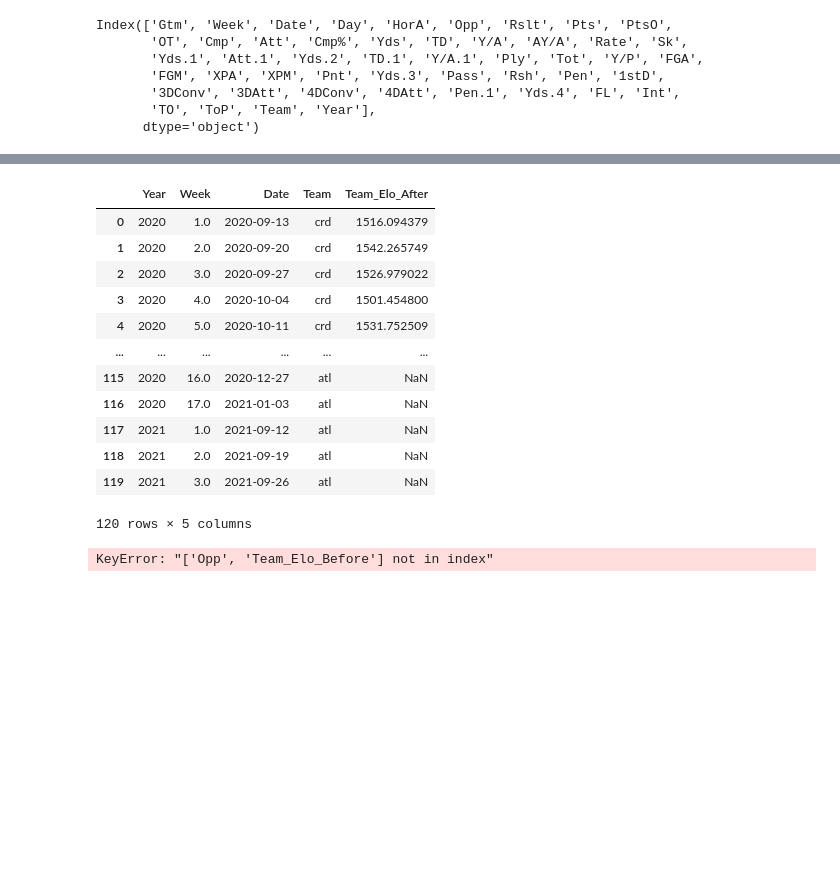
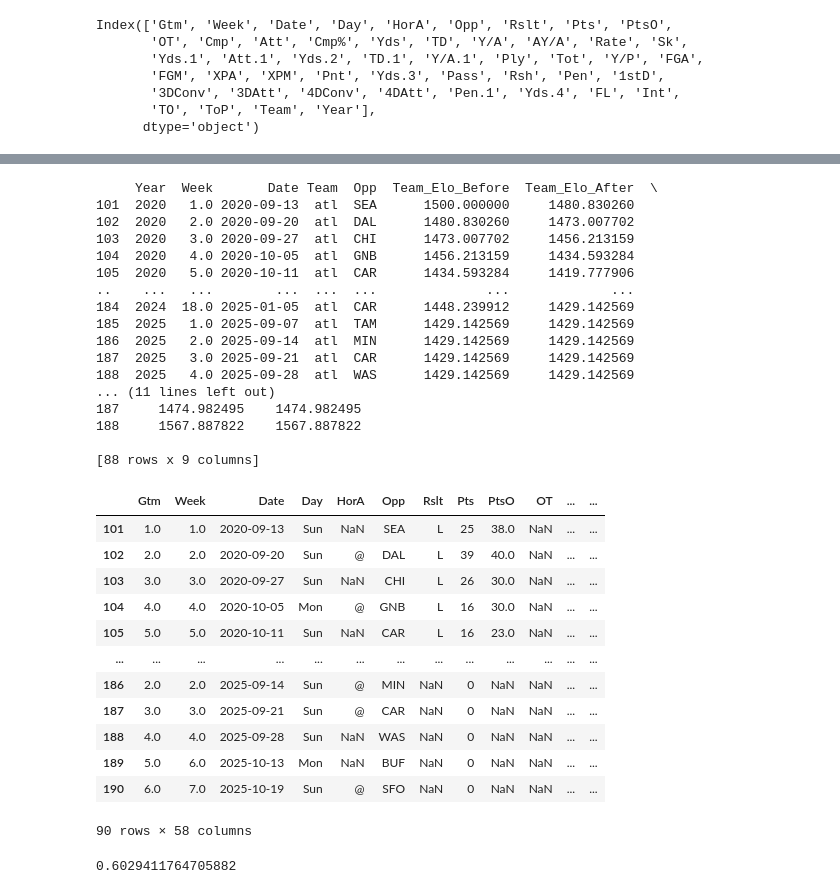
Before and after one commit to TaewonYu17/NFL-Game-Predictor, a Jupyter notebook: nfl_game_predictor.ipynb, the cells around one changed output, grey strips where cells are left out. Saved outputs shown, nothing was run; the diff lists cells and outputs as text; code cells hidden in the pictures; blank space fills up the shorter version.

```diff
--- a/nfl_game_predictor.ipynb
+++ b/nfl_game_predictor.ipynb
@@ -40,8 +40,6 @@ Index(['Gtm', 'Week', 'Date', 'Day', 'HorA', 'Opp', 'Rslt', 'Pts', 'PtsO',
        'TO', 'ToP', 'Team', 'Year'],
       dtype='object')
 # %%
-nfl_data["HorA"] = nfl_data["HorA"].astype("category").cat.codes
-nfl_data["Opp"] = nfl_data["Opp"].str.lower()
 nfl_data['Opp'] = nfl_data['Opp'].replace('ari', 'crd')
 nfl_data['Opp'] = nfl_data['Opp'].replace('lar', 'ram')
 nfl_data['Opp'] = nfl_data['Opp'].replace('lvr', 'rai')
@@ -52,5 +50,11 @@ nfl_data['Opp'] = nfl_data['Opp'].replace('lac', 'sdg')
 nfl_data['Opp'] = nfl_data['Opp'].replace('ind', 'clt')
 nfl_data['PD'] = (nfl_data['Pts'] - nfl_data['PtsO'])
 nfl_data = nfl_data.dropna(subset = ["Week"])
+nfl_data["Opp_code"] = nfl_data["Opp"].astype("category").cat.codes
+nfl_data["Day_code"] = nfl_data["Day"].astype("category").cat.codes
+nfl_data["target"] = (nfl_data["Rslt"] == "W").astype(int)
+nfl_data["HorA_code"] = (nfl_data["HorA"] == "@").astype(int)
 nfl_data.head(120)
+print(nfl_data["Opp"].unique())
+print(nfl_data["Team"].unique())
 # %% [output]
@@ -171,28 +224,63 @@ Number of teams with ELO: 32
 # %%
+
 elo_history_data = pd.DataFrame(history)
-elo_history_data.head(120)
+elo_history_data.sort_values(by=['Team', 'Date'], inplace=True)
+print(elo_history_data.head(88))
 # %% [output]
-|  | Year | Week | Date | Team | Team_Elo_After |
-| 0 | 2020 | 1.0 | 2020-09-13 | crd | 1516.094379 |
-| 1 | 2020 | 2.0 | 2020-09-20 | crd | 1542.265749 |
-| 2 | 2020 | 3.0 | 2020-09-27 | crd | 1526.979022 |
-| 3 | 2020 | 4.0 | 2020-10-04 | crd | 1501.454800 |
-| 4 | 2020 | 5.0 | 2020-10-11 | crd | 1531.752509 |
-| ... | ... | ... | ... | ... | ... |
-| 115 | 2020 | 16.0 | 2020-12-27 | atl | NaN |
-| 116 | 2020 | 17.0 | 2021-01-03 | atl | NaN |
-| 117 | 2021 | 1.0 | 2021-09-12 | atl | NaN |
-| 118 | 2021 | 2.0 | 2021-09-19 | atl | NaN |
-| 119 | 2021 | 3.0 | 2021-09-26 | atl | NaN |
-120 rows × 5 columns
+     Year  Week       Date Team  Opp  Team_Elo_Before  Team_Elo_After  \
+101  2020   1.0 2020-09-13  atl  SEA      1500.000000     1480.830260
+102  2020   2.0 2020-09-20  atl  DAL      1480.830260     1473.007702
+103  2020   3.0 2020-09-27  atl  CHI      1473.007702     1456.213159
+104  2020   4.0 2020-10-05  atl  GNB      1456.213159     1434.593284
+105  2020   5.0 2020-10-11  atl  CAR      1434.593284     1419.777906
+..    ...   ...        ...  ...  ...              ...             ...
+184  2024  18.0 2025-01-05  atl  CAR      1448.239912     1429.142569
+185  2025   1.0 2025-09-07  atl  TAM      1429.142569     1429.142569
+186  2025   2.0 2025-09-14  atl  MIN      1429.142569     1429.142569
+187  2025   3.0 2025-09-21  atl  CAR      1429.142569     1429.142569
+188  2025   4.0 2025-09-28  atl  WAS      1429.142569     1429.142569
+... (11 lines left out)
+187     1474.982495    1474.982495
+188     1567.887822    1567.887822
+
+[88 rows x 9 columns]
 # %%
 nfl_data = nfl_data.merge(
     elo_history_data[
-        ["Year", "Week", "Team", "Opp", "Team_Elo_Before", "Team_Elo_After"]
+        ["Year", "Week", "Team", "Team_Elo_After", "Opp_Elo_After", "Team_Elo_Before", "Opp_Elo_Before"]
     ],
-    on=["Year", "Week", "Team", "Opp"],
+    on=["Year", "Week", "Team"],
     how="left"
 )
-nfl_data.head(210)
+nfl_data = nfl_data.sort_values(by=["Team", "Date"])
+nfl_data.head(90)
 # %% [output]
+|  | Gtm | Week | Date | Day | HorA | Opp | Rslt | Pts | PtsO | OT | ... | ... |
+| 101 | 1.0 | 1.0 | 2020-09-13 | Sun | NaN | SEA | L | 25 | 38.0 | NaN | ... | ... |
+| 102 | 2.0 | 2.0 | 2020-09-20 | Sun | @ | DAL | L | 39 | 40.0 | NaN | ... | ... |
+| 103 | 3.0 | 3.0 | 2020-09-27 | Sun | NaN | CHI | L | 26 | 30.0 | NaN | ... | ... |
+| 104 | 4.0 | 4.0 | 2020-10-05 | Mon | @ | GNB | L | 16 | 30.0 | NaN | ... | ... |
+| 105 | 5.0 | 5.0 | 2020-10-11 | Sun | NaN | CAR | L | 16 | 23.0 | NaN | ... | ... |
+| ... | ... | ... | ... | ... | ... | ... | ... | ... | ... | ... | ... | ... |
+| 186 | 2.0 | 2.0 | 2025-09-14 | Sun | @ | MIN | NaN | 0 | NaN | NaN | ... | ... |
+| 187 | 3.0 | 3.0 | 2025-09-21 | Sun | @ | CAR | NaN | 0 | NaN | NaN | ... | ... |
+| 188 | 4.0 | 4.0 | 2025-09-28 | Sun | NaN | WAS | NaN | 0 | NaN | NaN | ... | ... |
+| 189 | 5.0 | 6.0 | 2025-10-13 | Mon | NaN | BUF | NaN | 0 | NaN | NaN | ... | ... |
+| 190 | 6.0 | 7.0 | 2025-10-19 | Sun | @ | SFO | NaN | 0 | NaN | NaN | ... | ... |
-KeyError: "['Opp', 'Team_Elo_Before'] not in index"
+90 rows × 58 columns
+# %%
+from sklearn.ensemble import RandomForestClassifier
+from sklearn.metrics import accuracy_score
+
+rf = RandomForestClassifier(n_estimators=100, min_samples_split = 10, random_state = 1)
+train = nfl_data[nfl_data['Date'] < '2024-09-01']
+test = nfl_data[(nfl_data['Date'] >= ('2024-09-01')) & (nfl_data['Date'] <= ('2025-09-01'))]
+
+predictors = ['HorA_code', 'Opp_code', 'Day_code', 'Team_Elo_Before', 'Opp_Elo_Before', 'Sk', 'TO']
+rf.fit(train[predictors], train['target'])
+preds = rf.predict(test[predictors])
+
+acc = accuracy_score(test['target'], preds)
+acc
+# %% [output]
+0.6029411764705882
```
Also changed, not shown: parts of 19 cells of this notebook.
